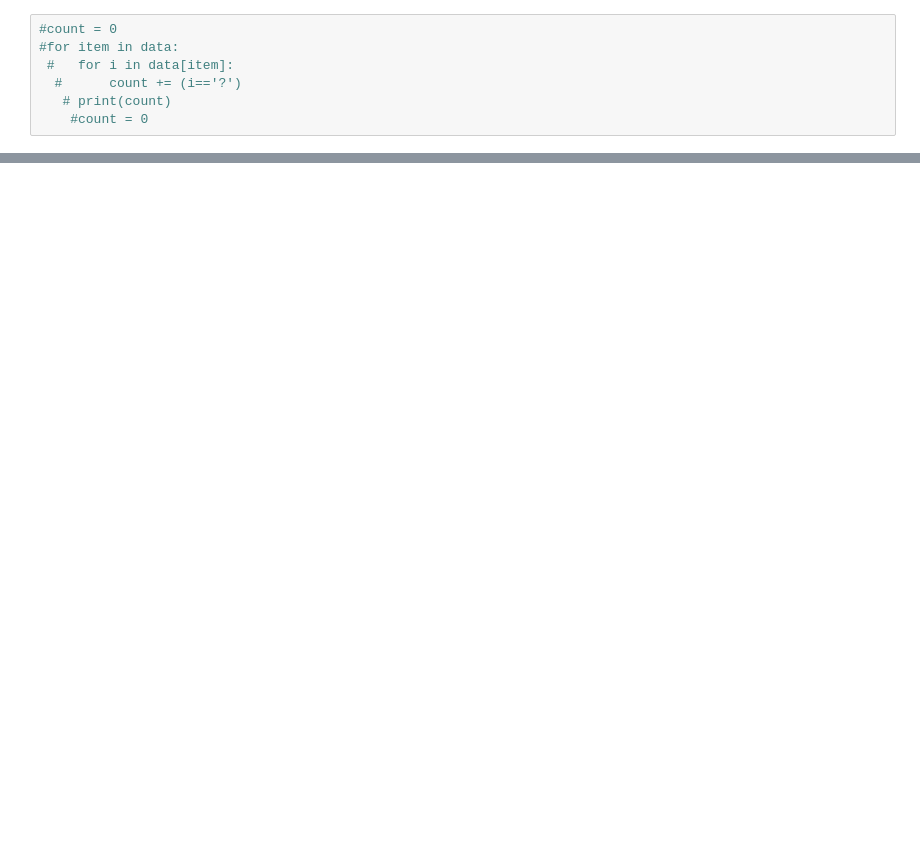
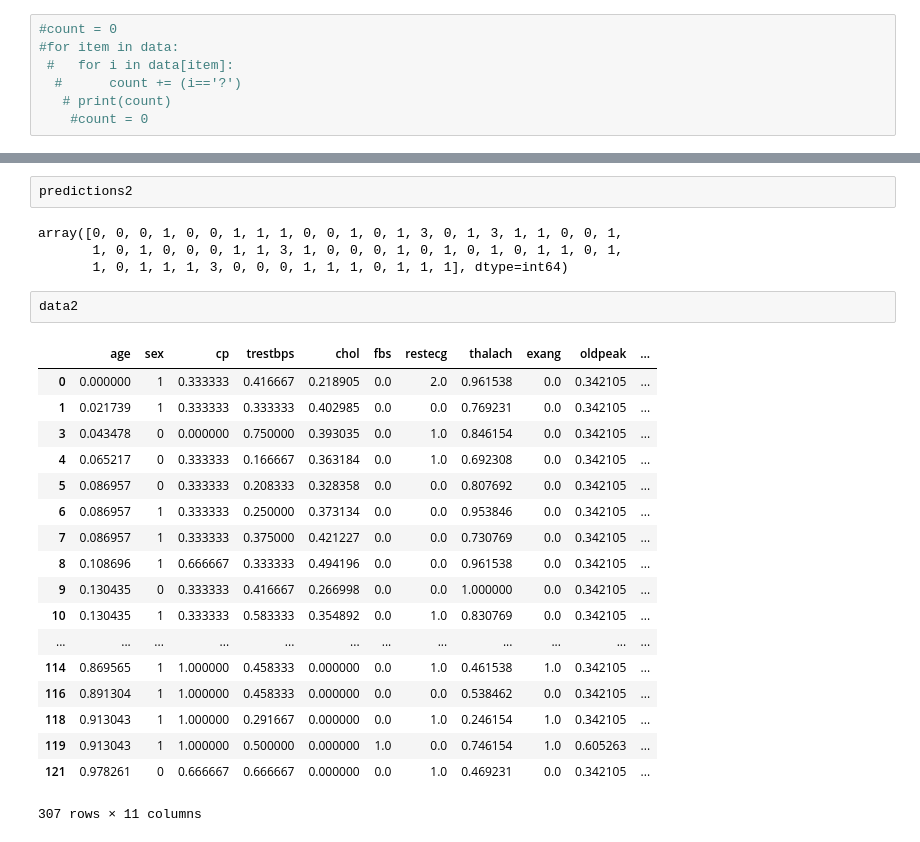
Before and after one commit to UCSB-dataScience-ProjectGroup/Heart-Disease-Classification, a Jupyter notebook: Heart Disease.ipynb, the cells around one changed output, grey strips where cells are left out. Cells and saved outputs as stored; diff of their text form; blank space fills up the shorter version.

```diff
--- a/Heart Disease.ipynb
+++ b/Heart Disease.ipynb
@@ -84,0 +169,27 @@ train, test = train_test_split(breastCancer, test_size = 0.20, random_state = 42
+# %%
+predictions2
+# %% [output]
+array([0, 0, 0, 1, 0, 0, 1, 1, 1, 0, 0, 1, 0, 1, 3, 0, 1, 3, 1, 1, 0, 0, 1,
+       1, 0, 1, 0, 0, 0, 1, 1, 3, 1, 0, 0, 0, 1, 0, 1, 0, 1, 0, 1, 1, 0, 1,
+       1, 0, 1, 1, 1, 3, 0, 0, 0, 1, 1, 1, 0, 1, 1, 1], dtype=int64)
+# %%
+data2
+# %% [output]
+|  | age | sex | cp | trestbps | chol | fbs | restecg | thalach | exang | oldpeak | ... |
+| 0 | 0.000000 | 1 | 0.333333 | 0.416667 | 0.218905 | 0.0 | 2.0 | 0.961538 | 0.0 | 0.342105 | ... |
+| 1 | 0.021739 | 1 | 0.333333 | 0.333333 | 0.402985 | 0.0 | 0.0 | 0.769231 | 0.0 | 0.342105 | ... |
+| 3 | 0.043478 | 0 | 0.000000 | 0.750000 | 0.393035 | 0.0 | 1.0 | 0.846154 | 0.0 | 0.342105 | ... |
+| 4 | 0.065217 | 0 | 0.333333 | 0.166667 | 0.363184 | 0.0 | 1.0 | 0.692308 | 0.0 | 0.342105 | ... |
+| 5 | 0.086957 | 0 | 0.333333 | 0.208333 | 0.328358 | 0.0 | 0.0 | 0.807692 | 0.0 | 0.342105 | ... |
+| 6 | 0.086957 | 1 | 0.333333 | 0.250000 | 0.373134 | 0.0 | 0.0 | 0.953846 | 0.0 | 0.342105 | ... |
+| 7 | 0.086957 | 1 | 0.333333 | 0.375000 | 0.421227 | 0.0 | 0.0 | 0.730769 | 0.0 | 0.342105 | ... |
+| 8 | 0.108696 | 1 | 0.666667 | 0.333333 | 0.494196 | 0.0 | 0.0 | 0.961538 | 0.0 | 0.342105 | ... |
+| 9 | 0.130435 | 0 | 0.333333 | 0.416667 | 0.266998 | 0.0 | 0.0 | 1.000000 | 0.0 | 0.342105 | ... |
+| 10 | 0.130435 | 1 | 0.333333 | 0.583333 | 0.354892 | 0.0 | 1.0 | 0.830769 | 0.0 | 0.342105 | ... |
+| ... | ... | ... | ... | ... | ... | ... | ... | ... | ... | ... | ... |
+| 114 | 0.869565 | 1 | 1.000000 | 0.458333 | 0.000000 | 0.0 | 1.0 | 0.461538 | 1.0 | 0.342105 | ... |
+| 116 | 0.891304 | 1 | 1.000000 | 0.458333 | 0.000000 | 0.0 | 0.0 | 0.538462 | 0.0 | 0.342105 | ... |
+| 118 | 0.913043 | 1 | 1.000000 | 0.291667 | 0.000000 | 0.0 | 1.0 | 0.246154 | 1.0 | 0.342105 | ... |
+| 119 | 0.913043 | 1 | 1.000000 | 0.500000 | 0.000000 | 1.0 | 0.0 | 0.746154 | 1.0 | 0.605263 | ... |
+| 121 | 0.978261 | 0 | 0.666667 | 0.666667 | 0.000000 | 0.0 | 1.0 | 0.469231 | 0.0 | 0.342105 | ... |
+307 rows × 11 columns
```
Also changed, not shown: parts of 7 cells of this notebook.
